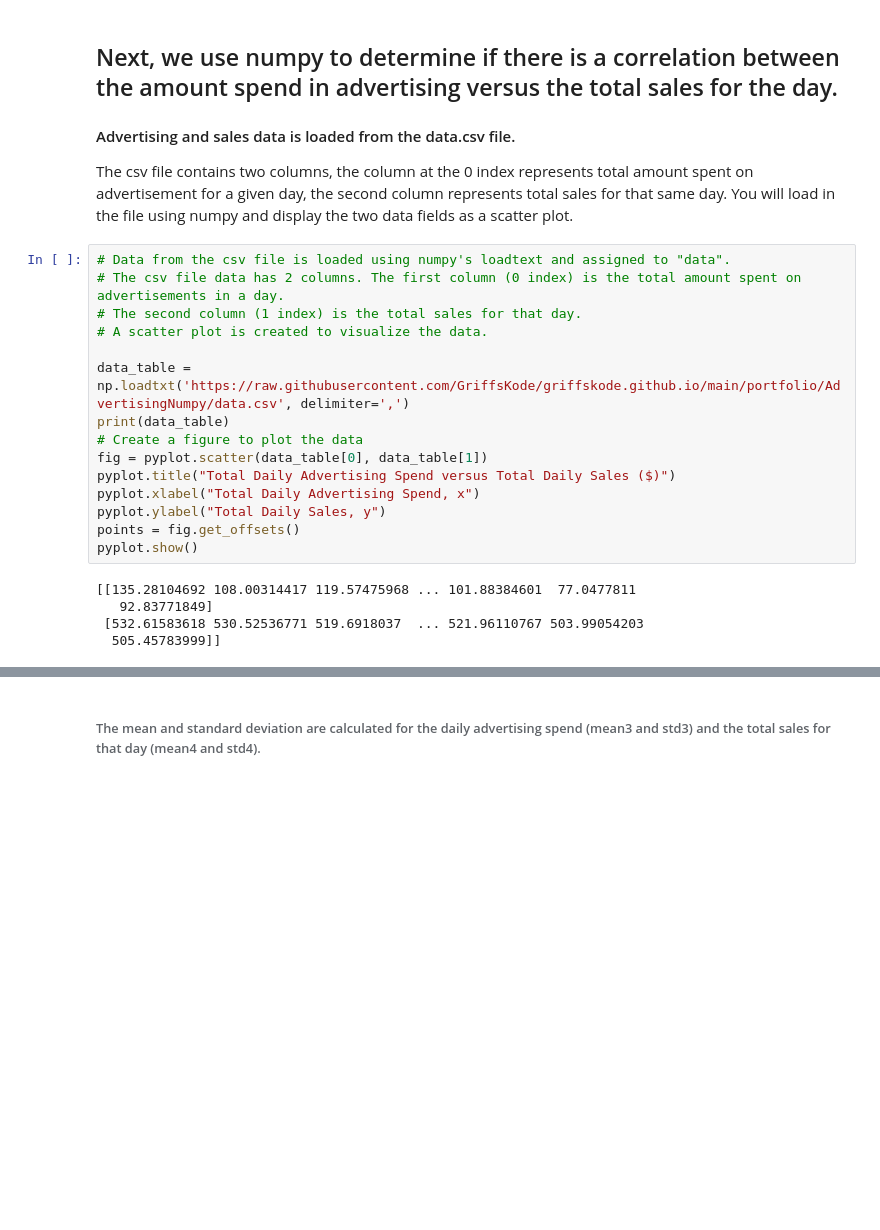
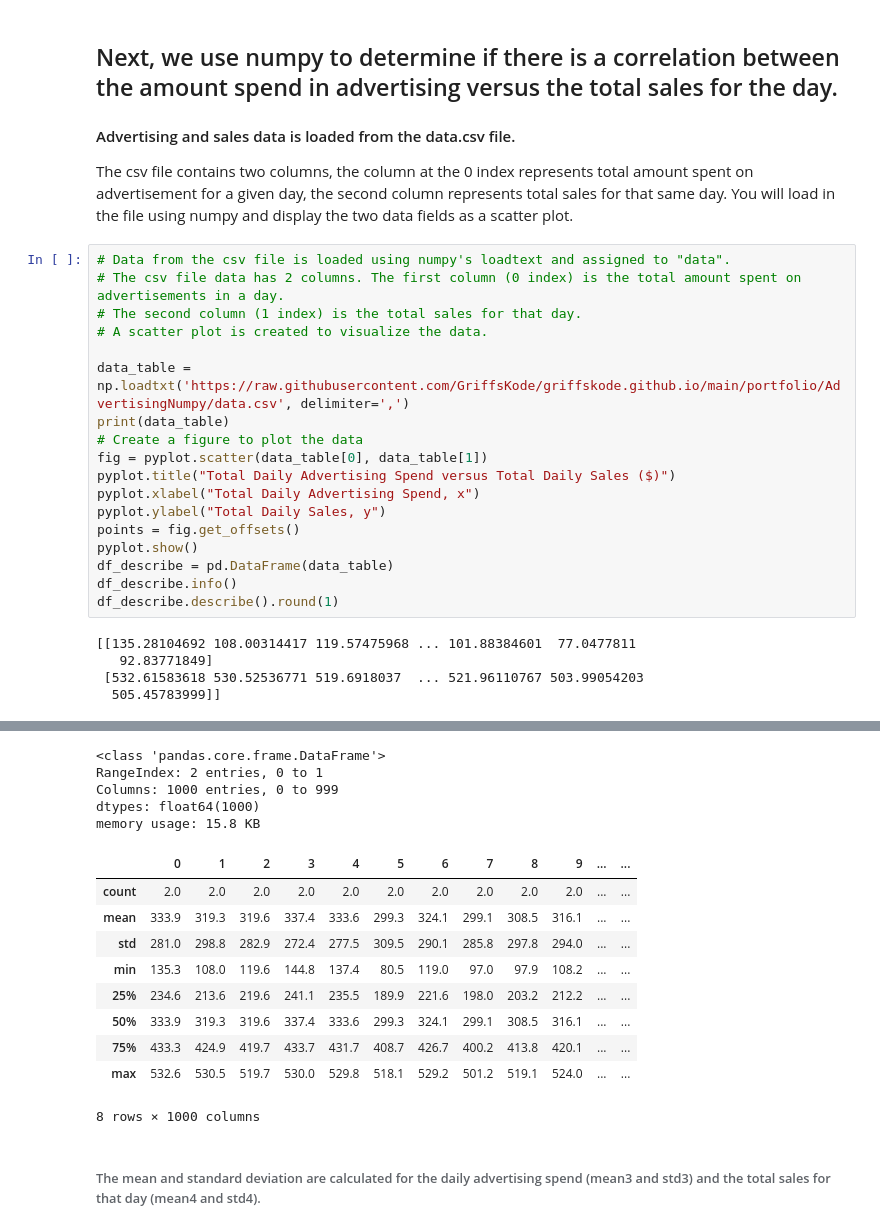
Before and after one commit to GriffsKode/griffskode.github.io, a Jupyter notebook: portfolio/AdvertisingNumpy/AdvertisingRandomNumpy.ipynb, the cells around one changed output, grey strips where cells are left out. Drawn from its saved outputs; the diff is of its cells as text; blank space fills up the shorter version.

```diff
--- a/portfolio/AdvertisingNumpy/AdvertisingRandomNumpy.ipynb
+++ b/portfolio/AdvertisingNumpy/AdvertisingRandomNumpy.ipynb
@@ -110,24 +111,42 @@ The csv file contains two columns, the column at the 0 index represents total am
 # %%
 # Data from the csv file is loaded using numpy's loadtext and assigned to "data".
 # The csv file data has 2 columns. The first column (0 index) is the total amount spent on advertisements in a day.
 # The second column (1 index) is the total sales for that day.
 # A scatter plot is created to visualize the data.
 
 data_table = np.loadtxt('https://raw.githubusercontent.com/GriffsKode/griffskode.github.io/main/portfolio/AdvertisingNumpy/data.csv', delimiter=',')
 print(data_table)
 # Create a figure to plot the data
 fig = pyplot.scatter(data_table[0], data_table[1])
 pyplot.title("Total Daily Advertising Spend versus Total Daily Sales ($)")
 pyplot.xlabel("Total Daily Advertising Spend, x")
 pyplot.ylabel("Total Daily Sales, y")
 points = fig.get_offsets()
 pyplot.show()
+df_describe = pd.DataFrame(data_table)
+df_describe.info()
+df_describe.describe().round(1)
 # %% [output]
 [[135.28104692 108.00314417 119.57475968 ... 101.88384601  77.0477811
    92.83771849]
  [532.61583618 530.52536771 519.6918037  ... 521.96110767 503.99054203
   505.45783999]]
 [figure]
+<class 'pandas.core.frame.DataFrame'>
+RangeIndex: 2 entries, 0 to 1
+Columns: 1000 entries, 0 to 999
+dtypes: float64(1000)
+memory usage: 15.8 KB
+|  | 0 | 1 | 2 | 3 | 4 | 5 | 6 | 7 | 8 | 9 | ... | ... |
+| count | 2.0 | 2.0 | 2.0 | 2.0 | 2.0 | 2.0 | 2.0 | 2.0 | 2.0 | 2.0 | ... | ... |
+| mean | 333.9 | 319.3 | 319.6 | 337.4 | 333.6 | 299.3 | 324.1 | 299.1 | 308.5 | 316.1 | ... | ... |
+| std | 281.0 | 298.8 | 282.9 | 272.4 | 277.5 | 309.5 | 290.1 | 285.8 | 297.8 | 294.0 | ... | ... |
+| min | 135.3 | 108.0 | 119.6 | 144.8 | 137.4 | 80.5 | 119.0 | 97.0 | 97.9 | 108.2 | ... | ... |
+| 25% | 234.6 | 213.6 | 219.6 | 241.1 | 235.5 | 189.9 | 221.6 | 198.0 | 203.2 | 212.2 | ... | ... |
+| 50% | 333.9 | 319.3 | 319.6 | 337.4 | 333.6 | 299.3 | 324.1 | 299.1 | 308.5 | 316.1 | ... | ... |
+| 75% | 433.3 | 424.9 | 419.7 | 433.7 | 431.7 | 408.7 | 426.7 | 400.2 | 413.8 | 420.1 | ... | ... |
+| max | 532.6 | 530.5 | 519.7 | 530.0 | 529.8 | 518.1 | 529.2 | 501.2 | 519.1 | 524.0 | ... | ... |
+8 rows × 1000 columns
 # %% [markdown]
 ###### The mean and standard deviation are calculated for the daily advertising spend (mean3 and std3) and the total sales for that day (mean4 and std4).
 # %%
```
Also changed, not shown: parts of 2 cells of this notebook.
